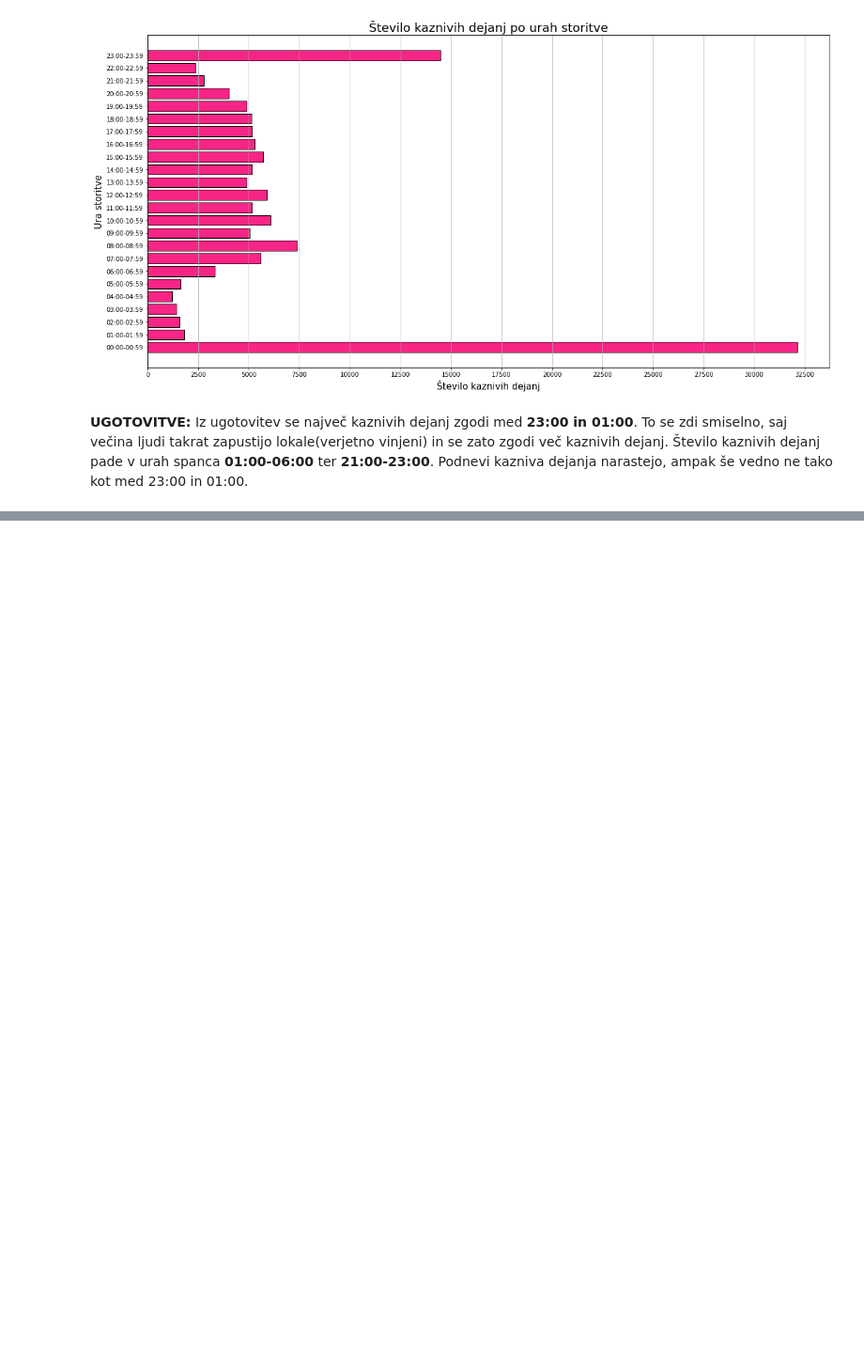
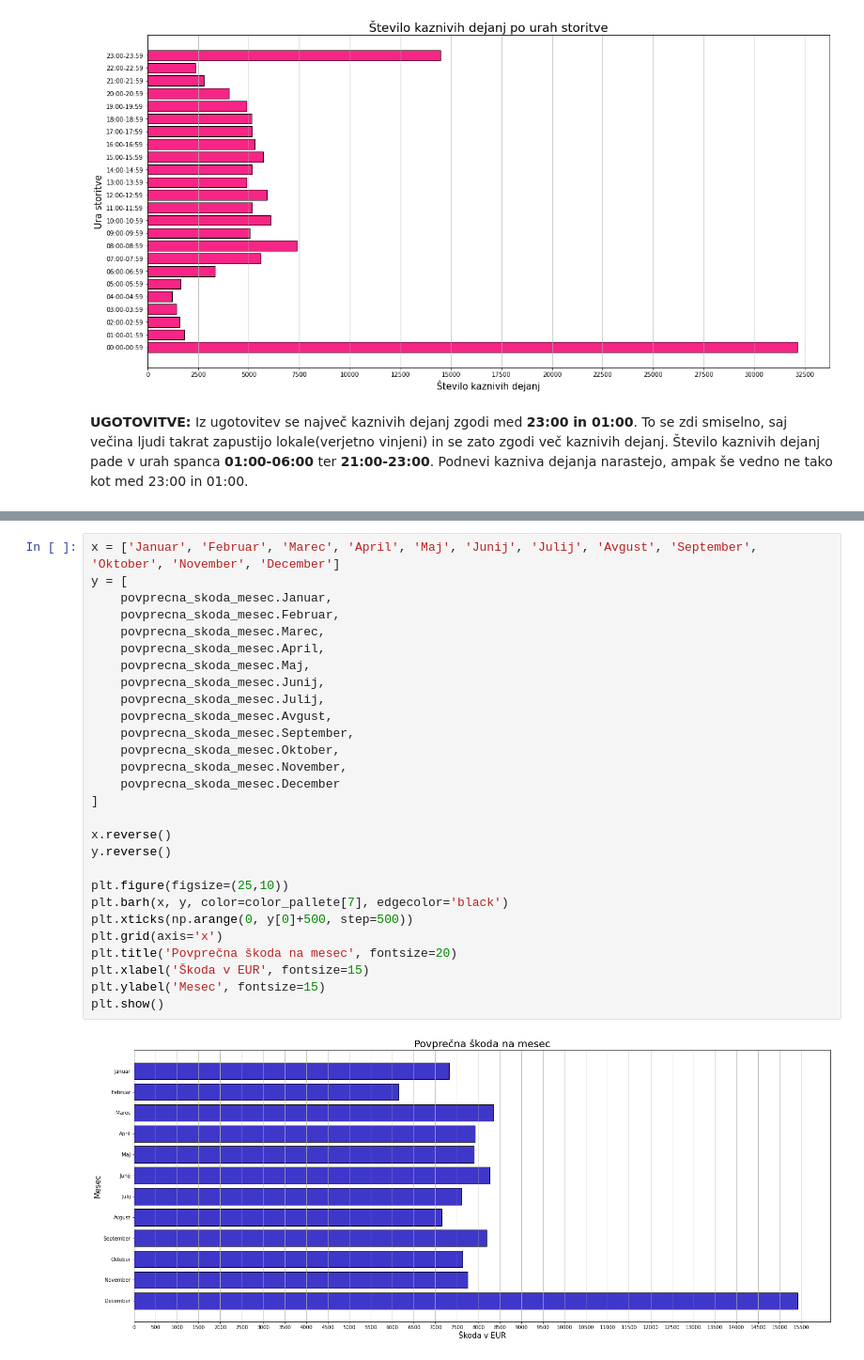
Before and after one commit to Nik-tech-cloud/PR22NGAMZ, a Jupyter notebook: seminar_oblak.ipynb, the cells around one changed output, grey strips where cells are left out. Shown at 94% size. Cells and saved outputs as stored; diff of their text form; blank space fills up the shorter version.

```diff
--- a/seminar_oblak.ipynb
+++ b/seminar_oblak.ipynb
@@ -250,0 +287,30 @@ plt.show()
+# %%
+x = ['Januar', 'Februar', 'Marec', 'April', 'Maj', 'Junij', 'Julij', 'Avgust', 'September', 'Oktober', 'November', 'December']
+y = [
+    povprecna_skoda_mesec.Januar,
+    povprecna_skoda_mesec.Februar,
+    povprecna_skoda_mesec.Marec,
+    povprecna_skoda_mesec.April,
+    povprecna_skoda_mesec.Maj,
+    povprecna_skoda_mesec.Junij,
+    povprecna_skoda_mesec.Julij,
+    povprecna_skoda_mesec.Avgust,
+    povprecna_skoda_mesec.September,
+    povprecna_skoda_mesec.Oktober,
+    povprecna_skoda_mesec.November,
+    povprecna_skoda_mesec.December
+]
+
+x.reverse()
+y.reverse()
+
+plt.figure(figsize=(25,10))
+plt.barh(x, y, color=color_pallete[7], edgecolor='black')
+plt.xticks(np.arange(0, y[0]+500, step=500))
+plt.grid(axis='x')
+plt.title('Povprečna škoda na mesec', fontsize=20)
+plt.xlabel('Škoda v EUR', fontsize=15)
+plt.ylabel('Mesec', fontsize=15)
+plt.show()
+# %% [output]
+[figure, added]
```
Also changed, not shown: parts of 5 cells of this notebook.
